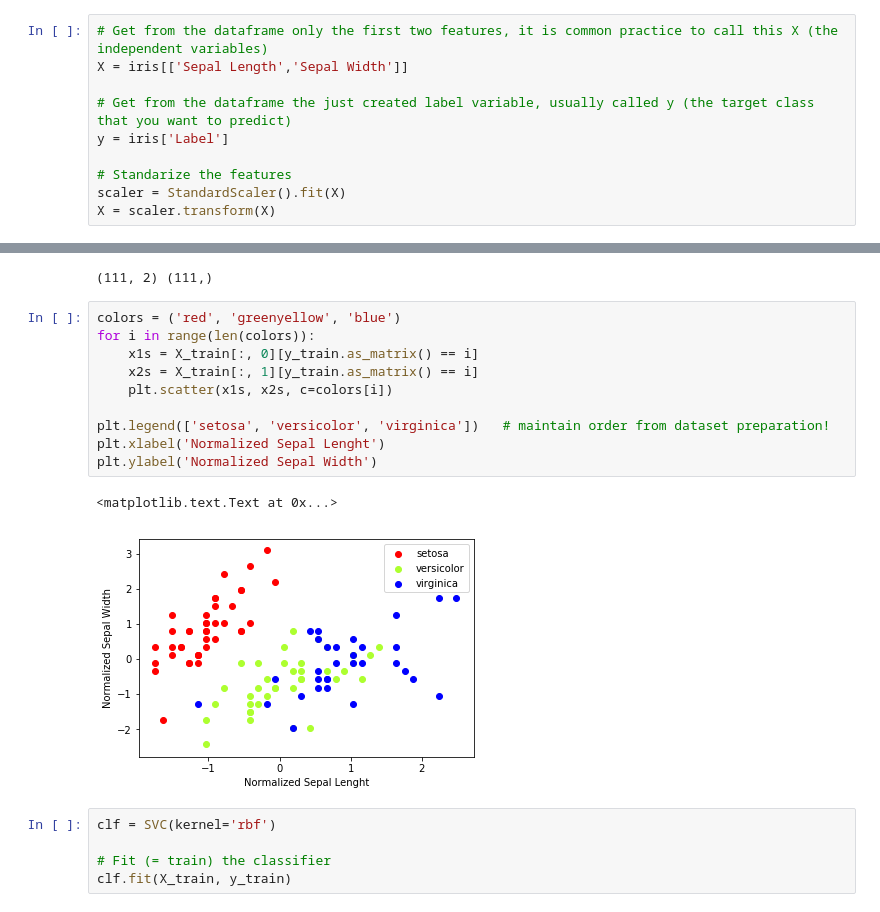
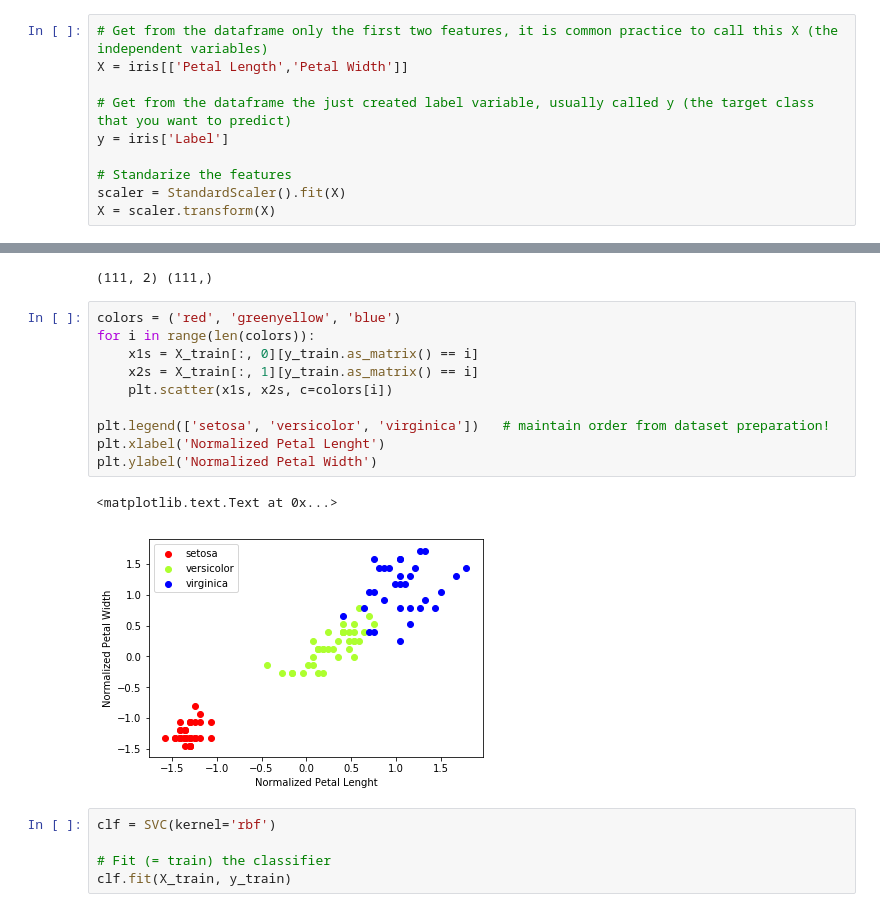
Before and after one commit to MKet/IrisMachineLearning, a Jupyter notebook: IrisMachineLearning.ipynb, the cells around one changed output, grey strips where cells are left out. Cells and saved outputs as stored; diff of their text form.

Commit message:
Switch sepal attributes with petal attributes

```diff
--- a/IrisMachineLearning.ipynb
+++ b/IrisMachineLearning.ipynb
@@ -74,7 +74,7 @@ iris.boxplot(column=features, by='Species', figsize=(15,8), layout=(1,4));
 [figure]
 # %%
 # Get from the dataframe only the first two features, it is common practice to call this X (the independent variables)
-X = iris[['Sepal Length','Sepal Width']]
+X = iris[['Petal Length','Petal Width']]
 
 # Get from the dataframe the just created label variable, usually called y (the target class that you want to predict)
 y = iris['Label']
@@ -91,16 +91,16 @@ print(X_train.shape, y_train.shape)
 # %%
 colors = ('red', 'greenyellow', 'blue')
 for i in range(len(colors)):
     x1s = X_train[:, 0][y_train.as_matrix() == i]
     x2s = X_train[:, 1][y_train.as_matrix() == i]
     plt.scatter(x1s, x2s, c=colors[i])
 
 plt.legend(['setosa', 'versicolor', 'virginica'])   # maintain order from dataset preparation!
-plt.xlabel('Normalized Sepal Lenght')
-plt.ylabel('Normalized Sepal Width')
+plt.xlabel('Normalized Petal Lenght')
+plt.ylabel('Normalized Petal Width')
 # %% [output]
 <matplotlib.text.Text at 0x...>
-[figure, old version]
+[figure, new version]
 # %%
 clf = SVC(kernel='rbf')
 
```
Also changed, not shown: parts of 2 cells of this notebook.
